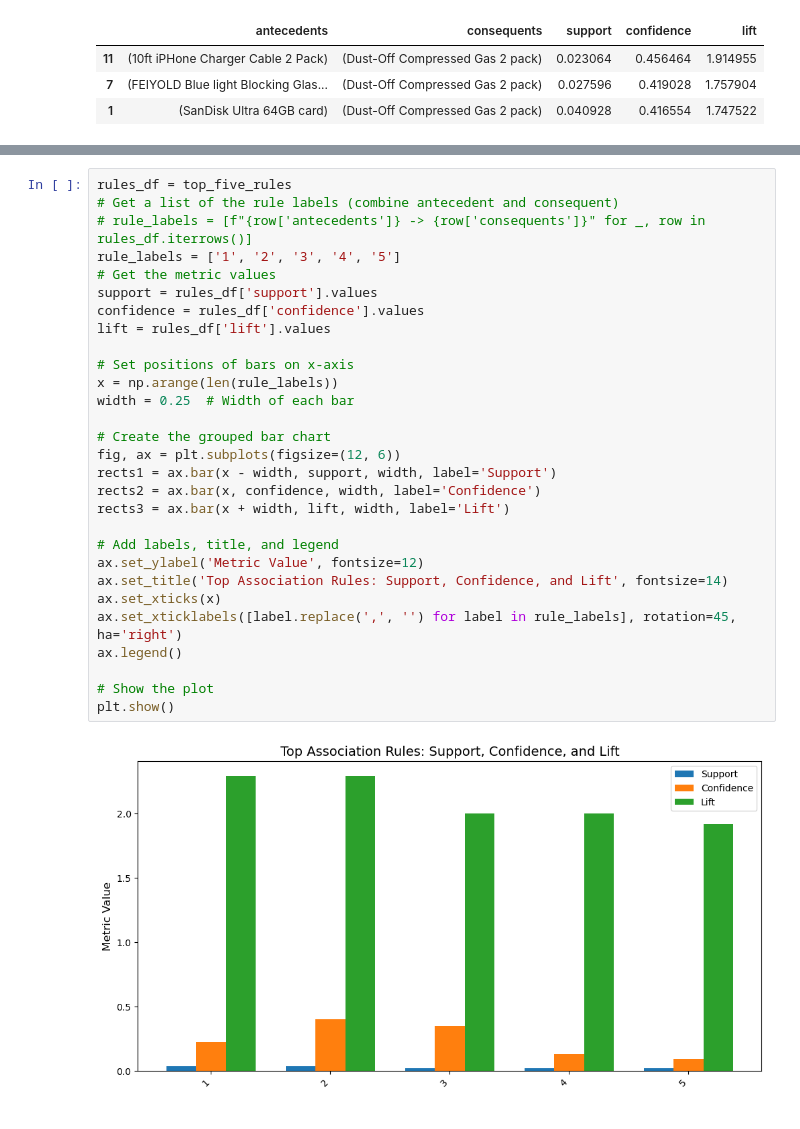
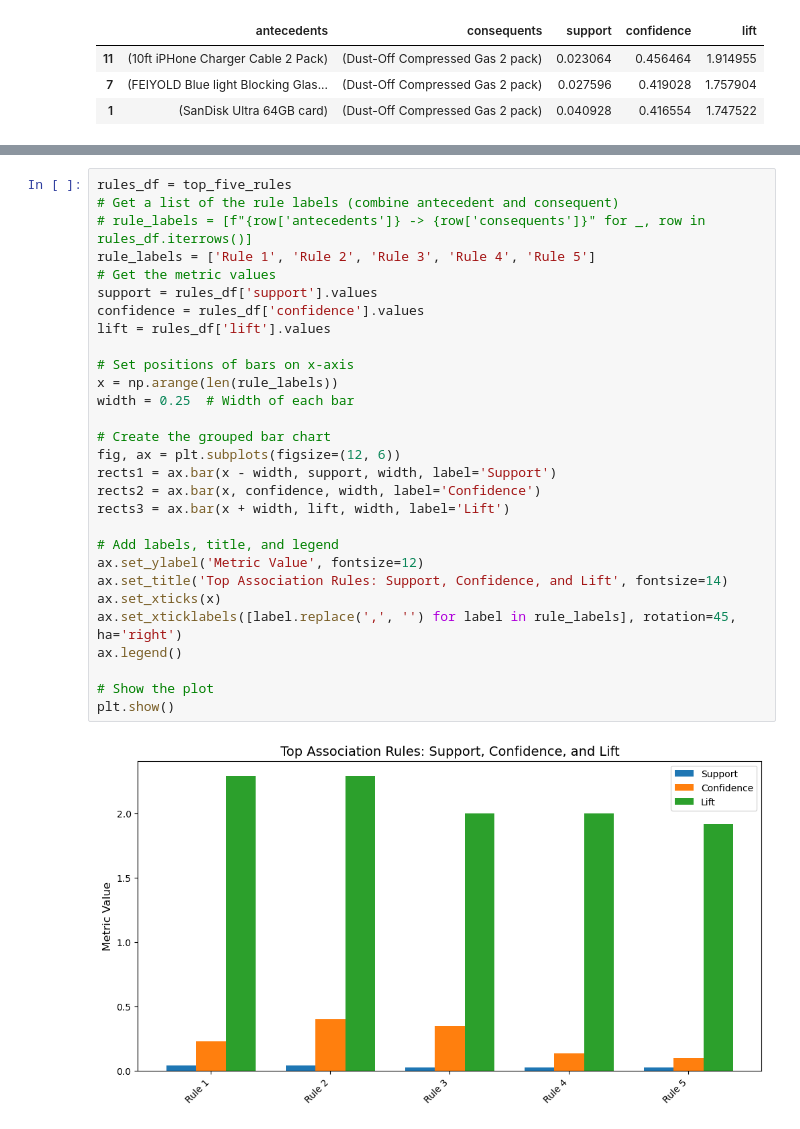
Before and after one commit to meorion/portfolio, a Jupyter notebook: MBA/MBA.ipynb, the cells around one changed output, grey strips where cells are left out. Cells and saved outputs as stored; diff of their text form.

```diff
--- a/MBA/MBA.ipynb
+++ b/MBA/MBA.ipynb
@@ -213,31 +213,31 @@ top_five_rules
 # %%
 rules_df = top_five_rules
 # Get a list of the rule labels (combine antecedent and consequent)
 # rule_labels = [f"{row['antecedents']} -> {row['consequents']}" for _, row in rules_df.iterrows()]
-rule_labels = ['1', '2', '3', '4', '5']
+rule_labels = ['Rule 1', 'Rule 2', 'Rule 3', 'Rule 4', 'Rule 5']
 # Get the metric values
 support = rules_df['support'].values
 confidence = rules_df['confidence'].values
 lift = rules_df['lift'].values
 
 # Set positions of bars on x-axis
 x = np.arange(len(rule_labels))
 width = 0.25  # Width of each bar
 
 # Create the grouped bar chart
 fig, ax = plt.subplots(figsize=(12, 6))
 rects1 = ax.bar(x - width, support, width, label='Support')
 rects2 = ax.bar(x, confidence, width, label='Confidence')
 rects3 = ax.bar(x + width, lift, width, label='Lift')
 
 # Add labels, title, and legend
 ax.set_ylabel('Metric Value', fontsize=12)
 ax.set_title('Top Association Rules: Support, Confidence, and Lift', fontsize=14)
 ax.set_xticks(x)
 ax.set_xticklabels([label.replace(',', '') for label in rule_labels], rotation=45, ha='right')
 ax.legend()
 
 # Show the plot
 plt.show()
 # %% [output]
-[figure, old version]
+[figure, new version]
```
